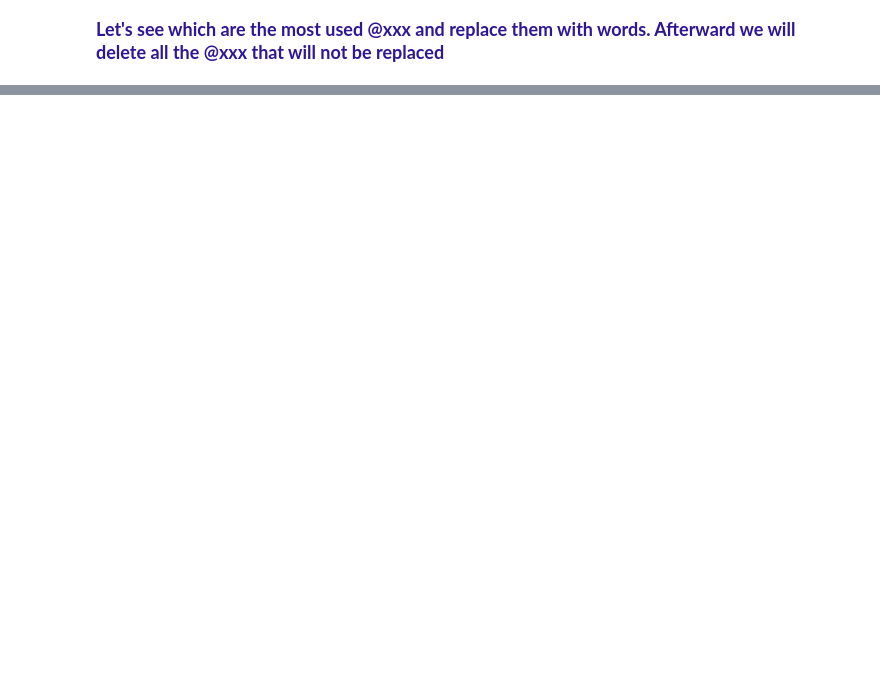
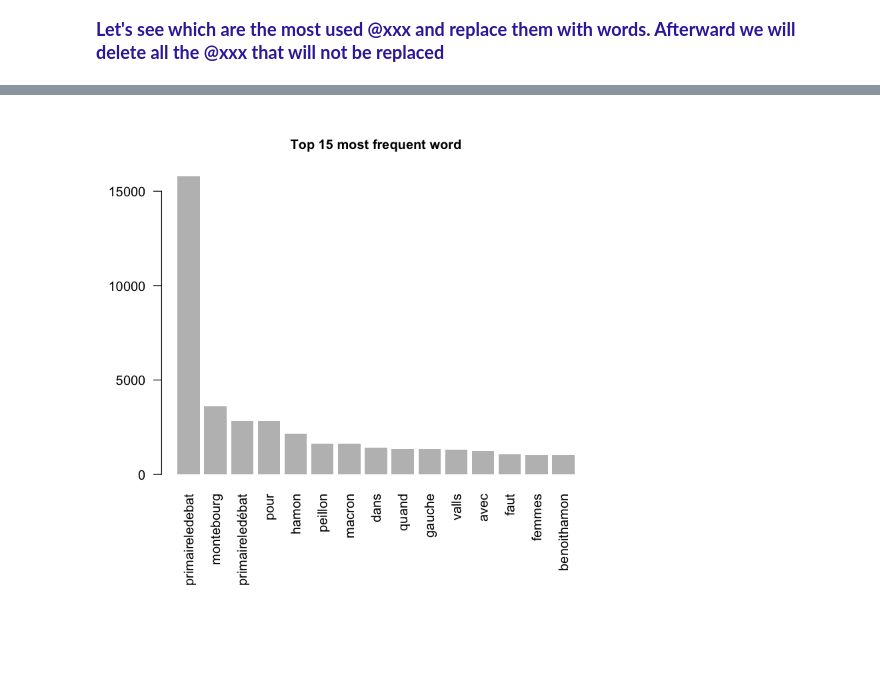
Before and after one commit to clementtr/twitter, a Jupyter notebook: TwitteR_DataProcessing.ipynb, the cells around one changed output, grey strips where cells are left out. Saved outputs shown, nothing was run; the diff lists cells and outputs as text; code cells hidden in the pictures; blank space fills up the shorter version.

Commit message:
Finding and plot of the most used word

```diff
--- a/TwitteR_DataProcessing.ipynb
+++ b/TwitteR_DataProcessing.ipynb
@@ -232,0 +254,12 @@ barplot(top15, border=NA, las=2, main="Top 15 most frequent @twitter_username",
+# %%
+at.pattern = "[a-zA-Z]\\w+ *"
+have.at = grep(x = col, pattern = at.pattern)
+at.matches = gregexpr(pattern = at.pattern,
+                        text = col[have.at])
+extracted.at = regmatches(x = col[have.at], m = at.matches)
+
+# most frequent words
+mfw = sort(unlist(extracted.at), decreasing=TRUE)
+mfw = gsub(" ", "", mfw)
+w = sort(table(unlist(mfw)), decreasing=TRUE)
+head(d, n = 20)
@@ -232,0 +277,8 @@ barplot(top15, border=NA, las=2, main="Top 15 most frequent @twitter_username",
+# %%
+top15 = head(w, n = 15)
+# barplot
+mar.default <- c(12,4,4,4) + 0.1
+par(mar = mar.default + c(0, 0, 0, 0))
+barplot(top15, border=NA, las=2, main="Top 15 most frequent word", cex.main=1)
+# %% [output]
+[figure, added]
```
Also changed, not shown: parts of 5 cells of this notebook.
